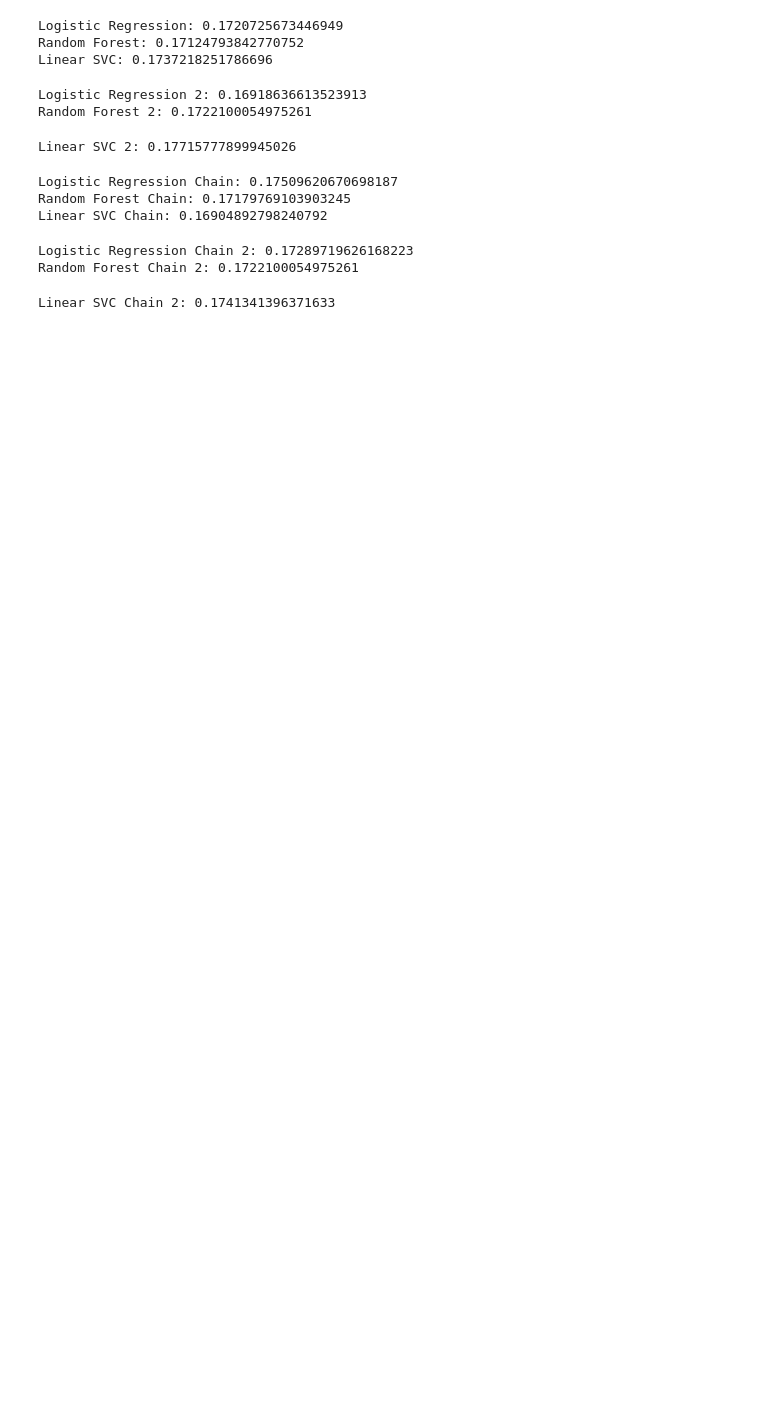
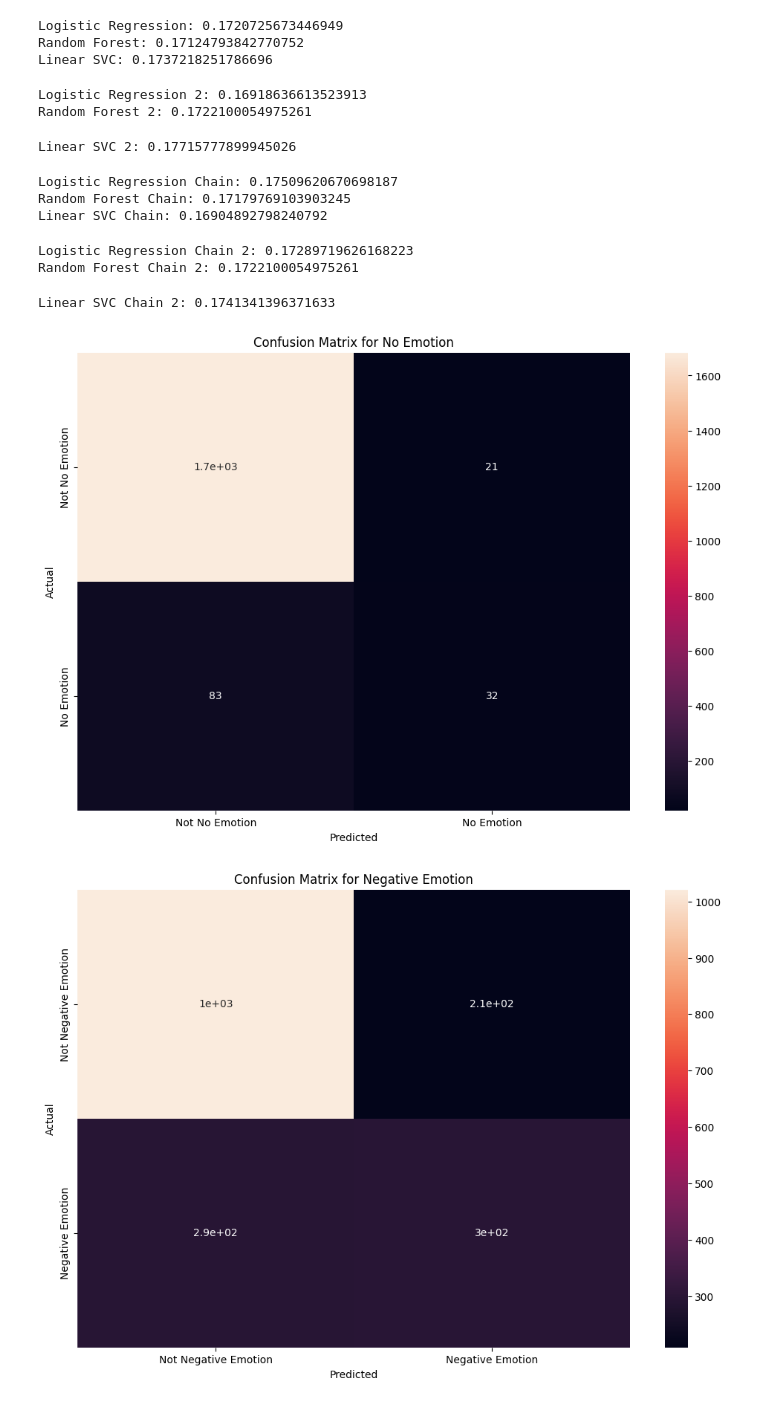
Before and after one commit to josh-g-grimes/Twitter-Sentiment-NLP, a Jupyter notebook: notebook.ipynb, the cells around one changed output. Cells and saved outputs as stored; diff of their text form; code cells hidden in the pictures; blank space fills up the shorter version.

Commit message:
Modeling - Assess Model - Confusion Matrices

```diff
--- a/notebook.ipynb
+++ b/notebook.ipynb
@@ -451,3 +454,20 @@ model_update(pipe_CC_svc_2, models_dct, 'Linear SVC Chain 2')
 Logistic Regression Chain 2: 0.17289719626168223
 Random Forest Chain 2: 0.1722100054975261
 Linear SVC Chain 2: 0.1741341396371633
+# %%
+cm = multilabel_confusion_matrix(y_test, pipe_CC_svc.predict(X_test))
+
+labels = ['No Emotion', 'Negative Emotion', 'Positive Emotion', 'Cant Tell']
+
+for i, label in enumerate(labels):
+    cm_df = pd.DataFrame(cm[i], index=[f'Not {label}', label], columns=[f'Not {label}', label])
+
+    plt.figure(figsize=(12, 8))
+    sns.heatmap(cm_df, annot=True)
+    plt.title(f'Confusion Matrix for {label}')
+    plt.ylabel('Actual')
+    plt.xlabel('Predicted')
+    plt.show()
+# %% [output]
+[figure, added]
+[figure, added]
```
Also changed, not shown: parts of 2 cells of this notebook.
